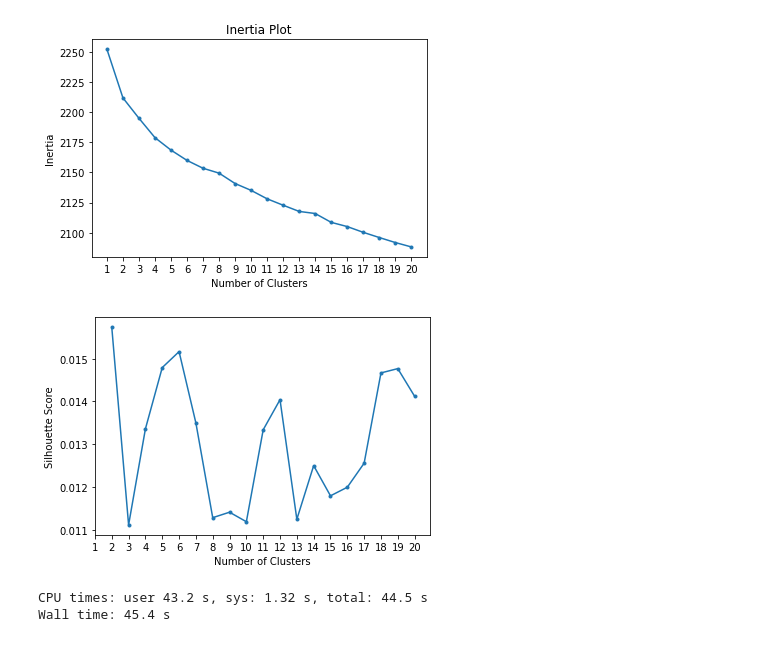
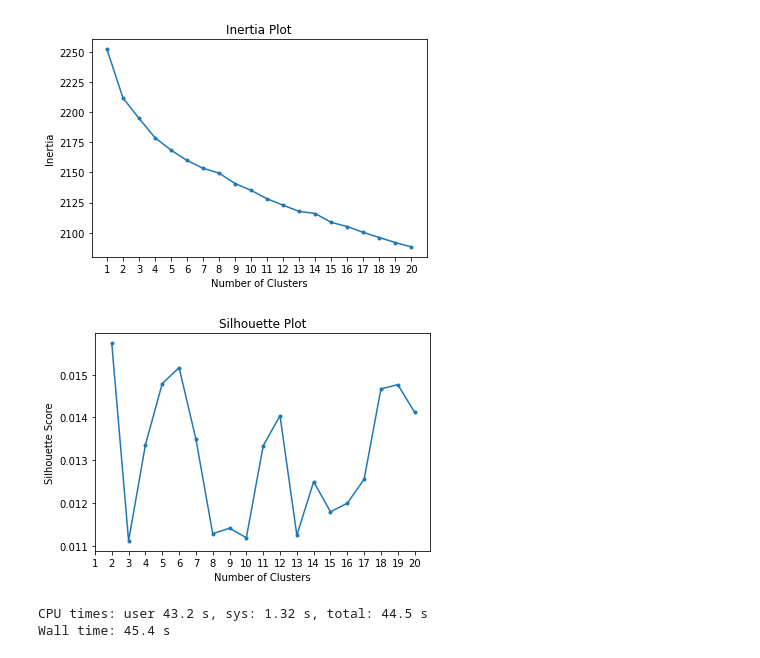
Before and after one commit to alex-bearden/teaching_and_learning, a Jupyter notebook: text_clustering.ipynb, the cells around one changed output. Cells and saved outputs as stored; diff of their text form; code cells hidden in the pictures.

```diff
--- a/text_clustering.ipynb
+++ b/text_clustering.ipynb
@@ -174,10 +182,11 @@ plt.title("Inertia Plot");
 # %%
 plt.plot(range(2, max_num_clusters + 1), scores.silhouette, marker = '.');
 plt.xticks(ticks=range(1, max_num_clusters + 1), labels=range(1, max_num_clusters + 1));
 plt.xlabel("Number of Clusters");
 plt.ylabel("Silhouette Score");
+plt.title('Silhouette Plot');
 # %% [output]
-[figure, old version]
+[figure, new version]
 # %%
 %%time
 """
```
Also changed, not shown: parts of 2 cells of this notebook.
